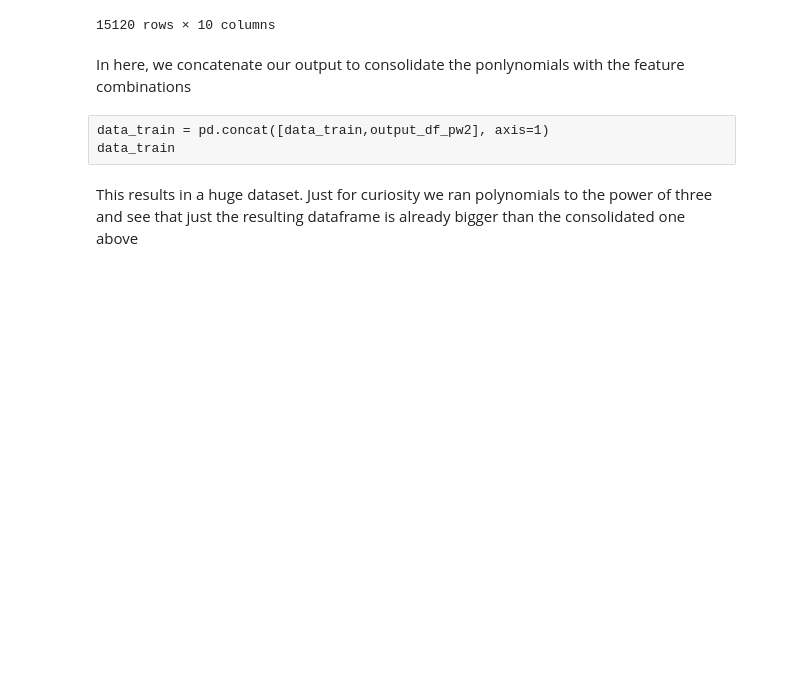
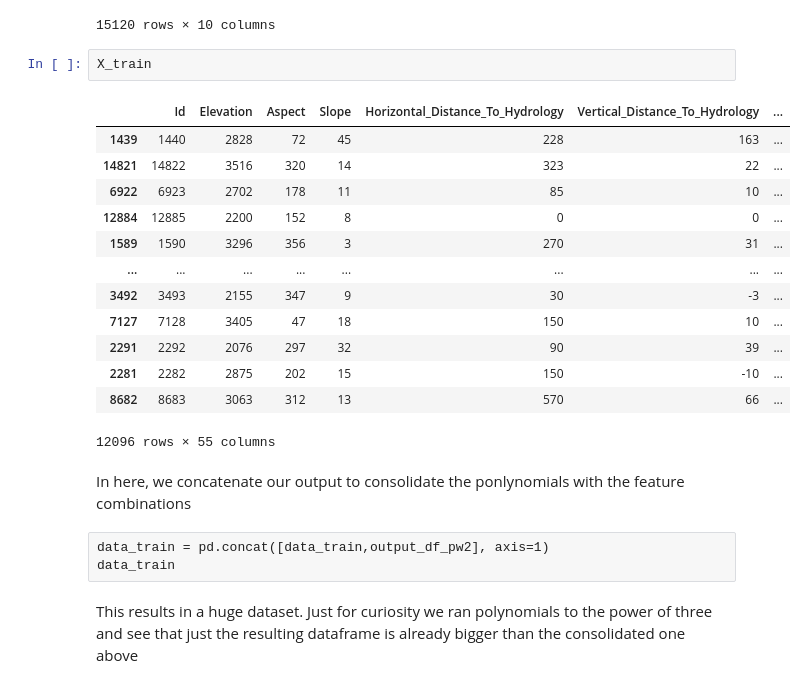
Before and after one commit to callysthenes/forest_cover_type_detector, a Jupyter notebook: group_assignment/forest_cover_type_detector_gr_a_Part2.ipynb, the cells around one changed output. Saved outputs shown, nothing was run; the diff lists cells and outputs as text; blank space fills up the shorter version.

```diff
--- a/group_assignment/forest_cover_type_detector_gr_a_Part2.ipynb
+++ b/group_assignment/forest_cover_type_detector_gr_a_Part2.ipynb
@@ -633,6 +644,22 @@ output_df_pw2
 | 15118 | 1.0 | 6185169.0 | 27889.0 | 784.0 | 47524.0 | 10201.0 | ... |
 | 15119 | 1.0 | 6125625.0 | 38809.0 | 1156.0 | 101761.0 | 6084.0 | ... |
 15120 rows × 10 columns
+# %%
+X_train
+# %% [output]
+|  | Id | Elevation | Aspect | Slope | Horizontal_Distance_To_Hydrology | Vertical_Distance_To_Hydrology | ... |
+| 1439 | 1440 | 2828 | 72 | 45 | 228 | 163 | ... |
+| 14821 | 14822 | 3516 | 320 | 14 | 323 | 22 | ... |
+| 6922 | 6923 | 2702 | 178 | 11 | 85 | 10 | ... |
+| 12884 | 12885 | 2200 | 152 | 8 | 0 | 0 | ... |
+| 1589 | 1590 | 3296 | 356 | 3 | 270 | 31 | ... |
+| ... | ... | ... | ... | ... | ... | ... | ... |
+| 3492 | 3493 | 2155 | 347 | 9 | 30 | -3 | ... |
+| 7127 | 7128 | 3405 | 47 | 18 | 150 | 10 | ... |
+| 2291 | 2292 | 2076 | 297 | 32 | 90 | 39 | ... |
+| 2281 | 2282 | 2875 | 202 | 15 | 150 | -10 | ... |
+| 8682 | 8683 | 3063 | 312 | 13 | 570 | 66 | ... |
+12096 rows × 55 columns
 # %% [markdown]
 In here, we concatenate our output to consolidate the ponlynomials with the feature combinations
 # %% [raw]
```
Also changed, not shown: parts of 48 cells of this notebook, 3 other files.
